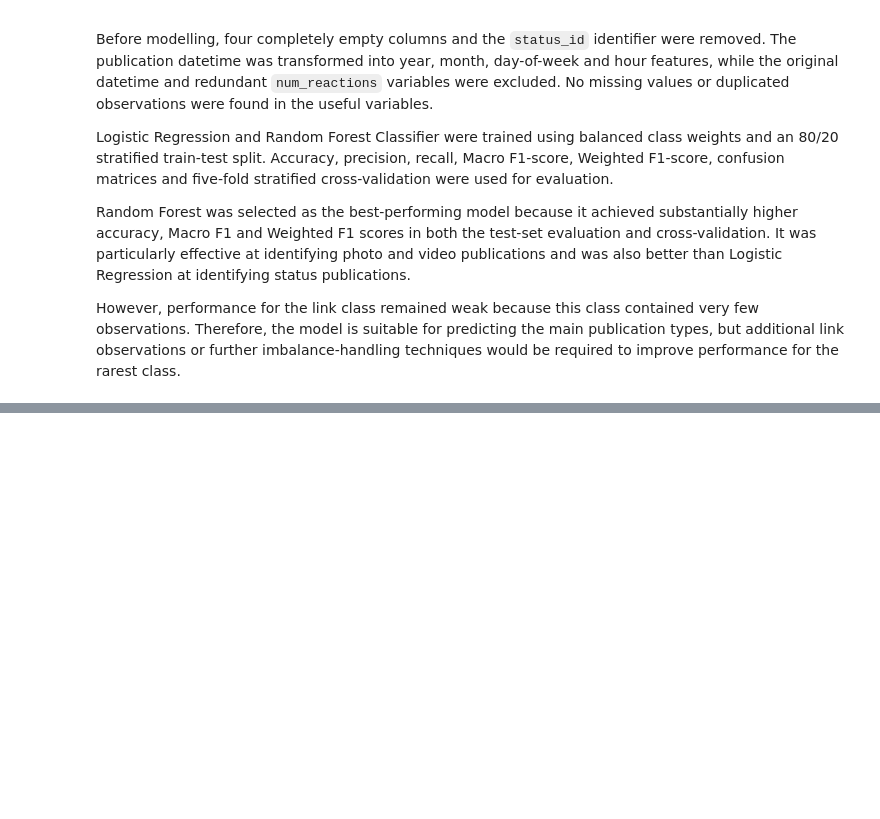
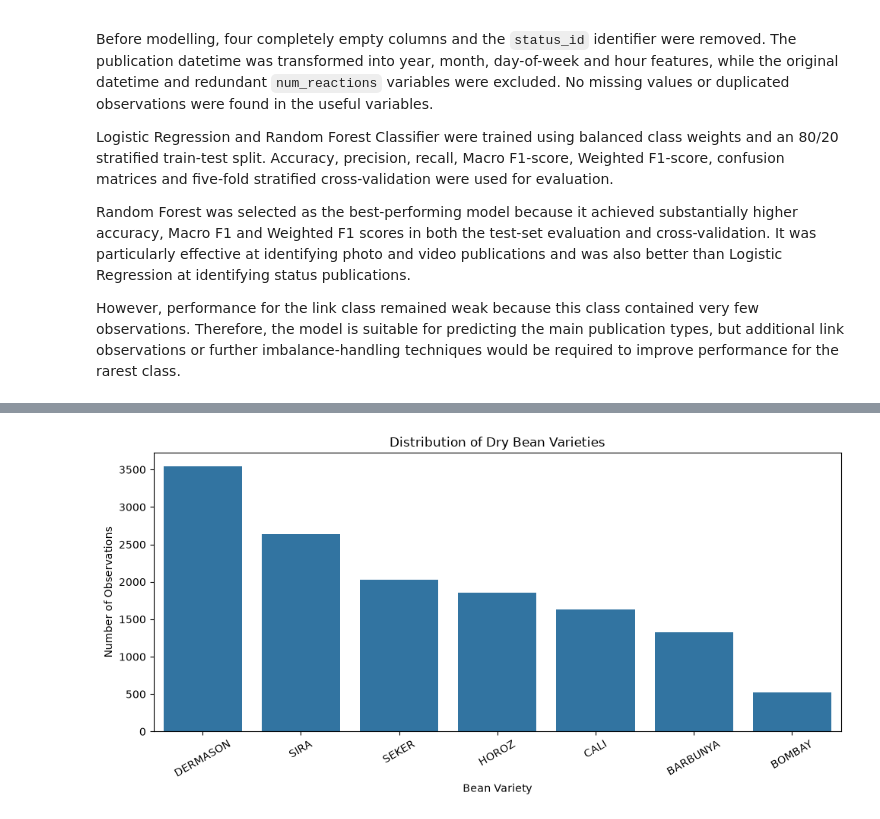
Before and after one commit to AmandaTFerraz/predictive-analytics-final-project, a Jupyter notebook: pda_finalproject.ipynb, the cells around one changed output, grey strips where cells are left out. Cells and saved outputs as stored; diff of their text form; code cells hidden in the pictures; blank space fills up the shorter version.

```diff
--- a/pda_finalproject.ipynb
+++ b/pda_finalproject.ipynb
@@ -1571,0 +1679,15 @@ However, performance for the link class remained weak because this class contain
+# %%
+# Correct the misspelled column name
+bean_df = bean_df.rename(
+    columns={"AspectRation": "AspectRatio"}
+)
+
+original_rows = len(bean_df)
+
+# Remove duplicated observations
+bean_df = bean_df.drop_duplicates().reset_index(drop=True)
+
+removed_duplicates = original_rows - len(bean_df)
+
+print("Duplicated rows removed:", removed_duplicates)
+print("Cleaned dataset shape:", bean_df.shape)
@@ -1571,0 +1735,23 @@ However, performance for the link class remained weak because this class contain
+# %%
+bean_class_order = (
+    bean_df["Class"]
+    .value_counts()
+    .index
+)
+
+plt.figure(figsize=(10, 5))
+
+sns.countplot(
+    data=bean_df,
+    x="Class",
+    order=bean_class_order
+)
+
+plt.title("Distribution of Dry Bean Varieties")
+plt.xlabel("Bean Variety")
+plt.ylabel("Number of Observations")
+plt.xticks(rotation=30)
+plt.tight_layout()
+plt.show()
+# %% [output]
+[figure, added]
```
Also changed, not shown: parts of 43 cells of this notebook, 1 other file.
